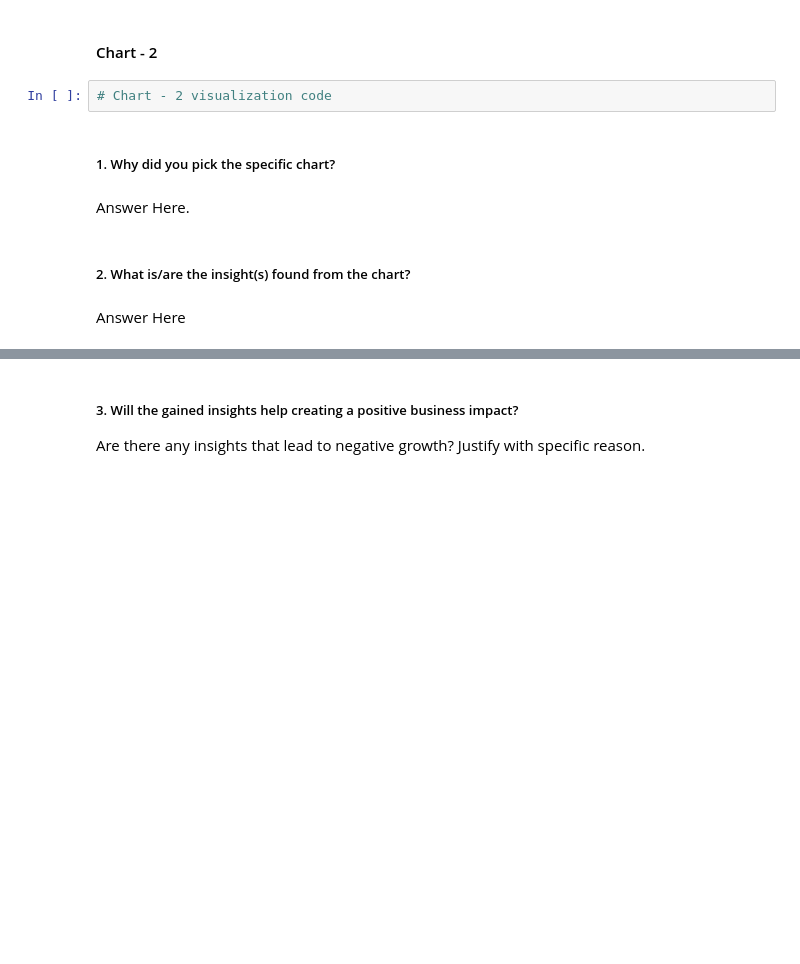
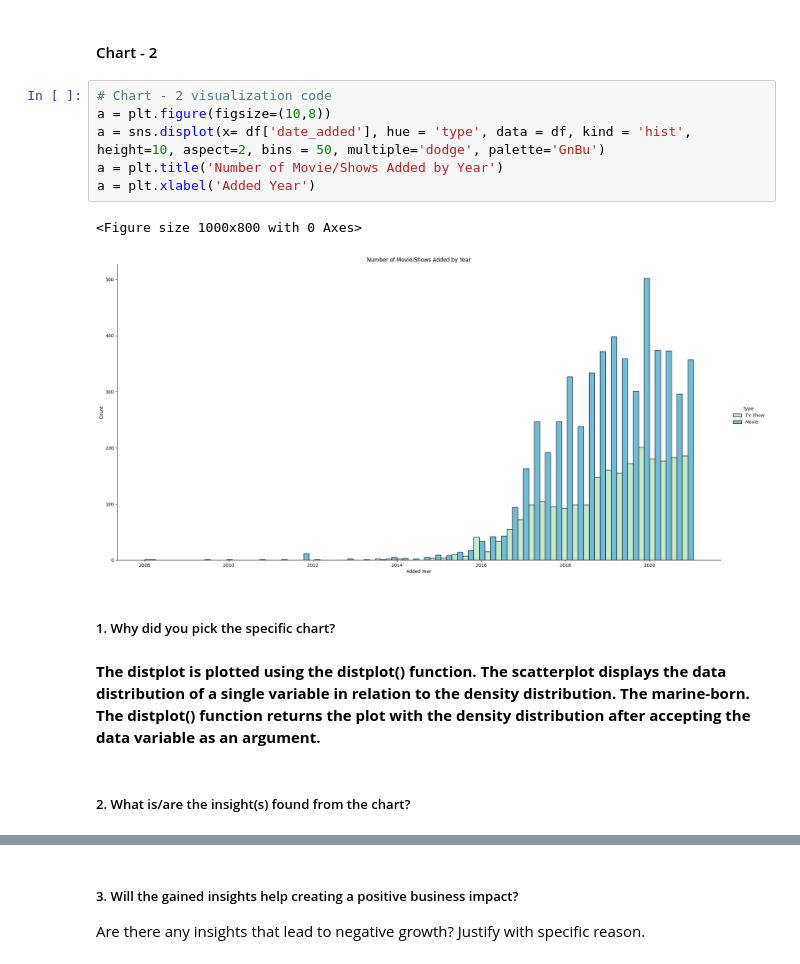
Before and after one commit to treasure823/Netflix-Movies-and-TV-Shows-Clustering-Unsupervised-Machine-Learning, a Jupyter notebook: Netflix_Movies_and_TV_Shows_Clustering_Unsupervised_Machine_Learning_Capstone_4_Project.ipynb, the cells around one changed output, grey strips where cells are left out. Saved outputs shown, nothing was run; the diff lists cells and outputs as text; blank space fills up the shorter version.

```diff
--- a/Netflix_Movies_and_TV_Shows_Clustering_Unsupervised_Machine_Learning_Capstone_4_Project.ipynb
+++ b/Netflix_Movies_and_TV_Shows_Clustering_Unsupervised_Machine_Learning_Capstone_4_Project.ipynb
@@ -484,13 +484,18 @@ Are there any insights that lead to negative growth? Justify with specific reaso
 **No**
 # %% [markdown]
 #### Chart - 2
-# %%
-# Chart - 2 visualization code
+# %%
+# Chart - 2 visualization code
+a = plt.figure(figsize=(10,8))
+a = sns.displot(x= df['date_added'], hue = 'type', data = df, kind = 'hist', height=10, aspect=2, bins = 50, multiple='dodge', palette='GnBu')
+a = plt.title('Number of Movie/Shows Added by Year')
+a = plt.xlabel('Added Year')
+# %% [output]
+<Figure size 1000x800 with 0 Axes>
+[figure, added]
 # %% [markdown]
 ##### 1. Why did you pick the specific chart?
-# %% [markdown]
-Answer Here.
+# %% [markdown]
+**The distplot is plotted using the distplot() function. The scatterplot displays the data distribution of a single variable in relation to the density distribution. The marine-born. The distplot() function returns the plot with the density distribution after accepting the data variable as an argument.**
 # %% [markdown]
 ##### 2. What is/are the insight(s) found from the chart?
-# %% [markdown]
-Answer Here
```
Also changed, not shown: parts of 3 cells of this notebook.
